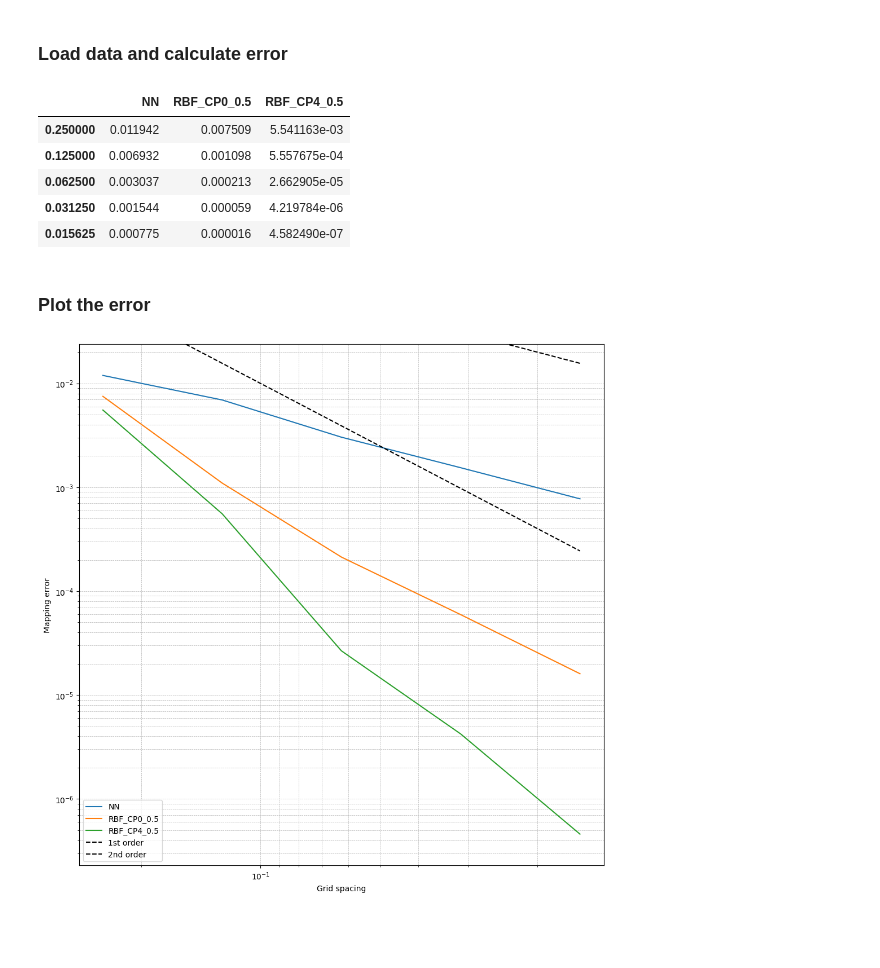
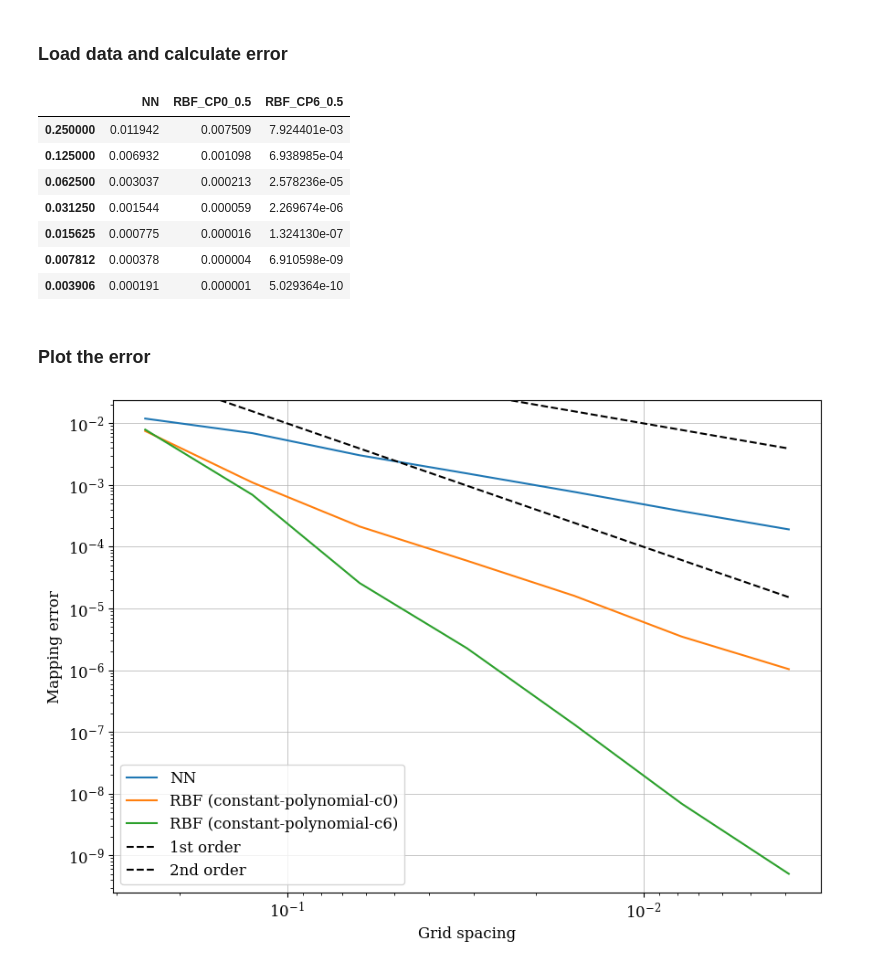
Before and after one commit to r-walloner/Flexible-mesh-particle-coupling-with-preCICE, a Jupyter notebook: particle_tracing_rayleigh_kothe_vortex/experiments/convergence_under_grid_refinement/mapping_error_converges_under_grid_refinement.ipynb, the cells around one changed output. Cells and saved outputs as stored; diff of their text form; code cells hidden in the pictures; blank space fills up the shorter version.

Commit message:
Figures

```diff
--- a/particle_tracing_rayleigh_kothe_vortex/experiments/convergence_under_grid_refinement/mapping_error_converges_under_grid_refinement.ipynb
+++ b/particle_tracing_rayleigh_kothe_vortex/experiments/convergence_under_grid_refinement/mapping_error_converges_under_grid_refinement.ipynb
@@ -29,6 +29,7 @@ def load_data(runs_dir: pathlib.Path, timestep: int) -> pd.DataFrame:
 
     # Find the runs, we are interested in
     runs = find_runs(runs_dir)
+    runs = sorted(runs)
 
     # Load the data
     data = {} # Raw data: {column: {grid_spacing: error_value}}
@@ -84,12 +85,14 @@ def load_data(runs_dir: pathlib.Path, timestep: int) -> pd.DataFrame:
 df = load_data(working_dir, 2106)
 df
 # %% [output]
-|  | NN | RBF_CP0_0.5 | RBF_CP4_0.5 |
-| 0.250000 | 0.011942 | 0.007509 | 5.541163e-03 |
-| 0.125000 | 0.006932 | 0.001098 | 5.557675e-04 |
-| 0.062500 | 0.003037 | 0.000213 | 2.662905e-05 |
-| 0.031250 | 0.001544 | 0.000059 | 4.219784e-06 |
-| 0.015625 | 0.000775 | 0.000016 | 4.582490e-07 |
+|  | NN | RBF_CP0_0.5 | RBF_CP6_0.5 |
+| 0.250000 | 0.011942 | 0.007509 | 7.924401e-03 |
+| 0.125000 | 0.006932 | 0.001098 | 6.938985e-04 |
+| 0.062500 | 0.003037 | 0.000213 | 2.578236e-05 |
+| 0.031250 | 0.001544 | 0.000059 | 2.269674e-06 |
+| 0.015625 | 0.000775 | 0.000016 | 1.324130e-07 |
+| 0.007812 | 0.000378 | 0.000004 | 6.910598e-09 |
+| 0.003906 | 0.000191 | 0.000001 | 5.029364e-10 |
 # %% [markdown]
 ### Plot the error
 # %%
@@ -108,36 +111,52 @@ def plot_error_convergence(data: pd.DataFrame, title: str, reference_lines = Tru
             convergence.
         ax: The axes to plot on. If None, create a new figure and axes.
     """
 
     # Create figure and axes if not provided
     if ax is None:
-        fig, ax = plt.subplots(figsize=(12, 12))
+        fig, ax = plt.subplots(figsize=(10, 7))
+        plt.rcParams.update({
+            "font.family": "serif",
+            "font.size": 12,
+            "axes.labelsize": 12,
+            "axes.titlesize": 12,
+            "xtick.labelsize": 12,
+            "ytick.labelsize": 12,
+            "xtick.color": "black",
+            "ytick.color": "black",
+            "axes.labelcolor": "black",
+            "legend.fontsize": 12,
+        })
 
     # Plot the data
-    for column in data.columns:
-        ax.plot(data.index, data[column], label=column)
+    # for column in data.columns:
+    #     ax.plot(data.index, data[column], label=column)
+    ax.plot(data.index, data["NN"], label="NN")
+    ax.plot(data.index, data["RBF_CP0_0.5"], label="RBF (constant-polynomial-c0)")
+    ax.plot(data.index, data["RBF_CP6_0.5"], label="RBF (constant-polynomial-c6)")
 
     # Plot reference lines
     if reference_lines:
         # First order convergence
         ax.plot(data.index, data.index, linestyle="--", color="black", label="1st order")
         # Second order convergence
         ax.plot(data.index, data.index ** 2, linestyle="--", color="black", label="2nd order")
 
     # Add labels and legend
-    ax.set_title(title)
+    # ax.set_title(title)
     ax.legend()
-    ax.grid(which="both", linestyle="--", linewidth=0.5)
+    ax.grid(linewidth=0.5)
 
     # Configure axes
     ax.set_xlabel("Grid spacing")
     ax.set_xscale("log")
     ax.invert_xaxis()
 
     ax.set_ylabel("Mapping error")
     ax.set_yscale("log")
     ax.set_ylim(data.min().min() / 2, data.max().max() * 2)
+    fig.savefig(working_dir / "vortex_tracing_mapping_error_vs_grid_spacing.pdf", bbox_inches="tight")
 
 plot_error_convergence(df, "")
 # %% [output]
-[figure, old version]
+[figure, new version]
```
Also changed, not shown: 2 other files.
